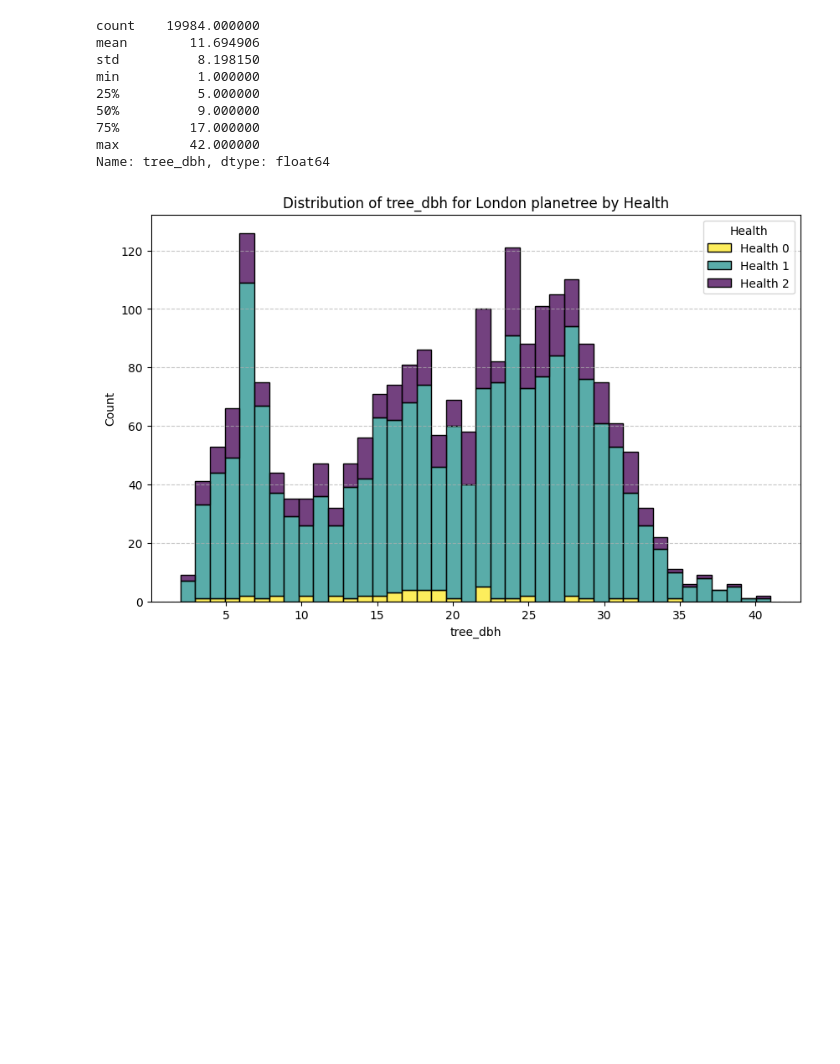
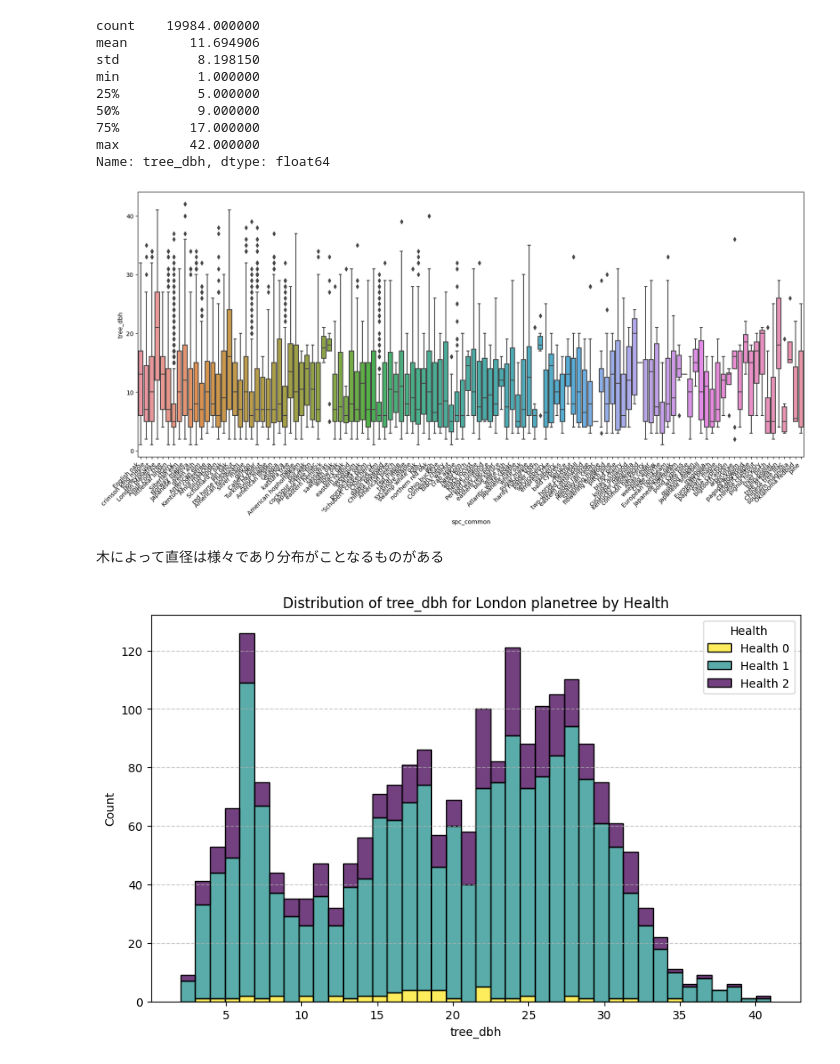
Before and after one commit to Keitovolcom/smbc_comp, a Jupyter notebook: workspace/work12_07/eda.ipynb, the cells around one changed output. Drawn from its saved outputs; the diff is of its cells as text; code cells hidden in the pictures; blank space fills up the shorter version.

```diff
--- a/workspace/work12_07/eda.ipynb
+++ b/workspace/work12_07/eda.ipynb
@@ -147,6 +159,15 @@ min          1.000000
 75%         17.000000
 max         42.000000
 Name: tree_dbh, dtype: float64
+# %%
+plt.figure(figsize=(20, 8))
+ax  =sns.boxplot(data=train_date, x='spc_common', y='tree_dbh')
+ax.set_xticklabels(ax.get_xticklabels(), rotation=45, ha='right')
+plt.show()
+# %% [output]
+[figure, added]
+# %% [markdown]
+木によって直径は様々であり分布がことなるものがある
 # %%
 london_planetree_data = train_date[train_date['spc_common'] == 'London planetree']
 # ヒストグラムを作成（tree_dbhは数値型なので注意）
```
Also changed, not shown: parts of 3 cells of this notebook, 8 other files.
